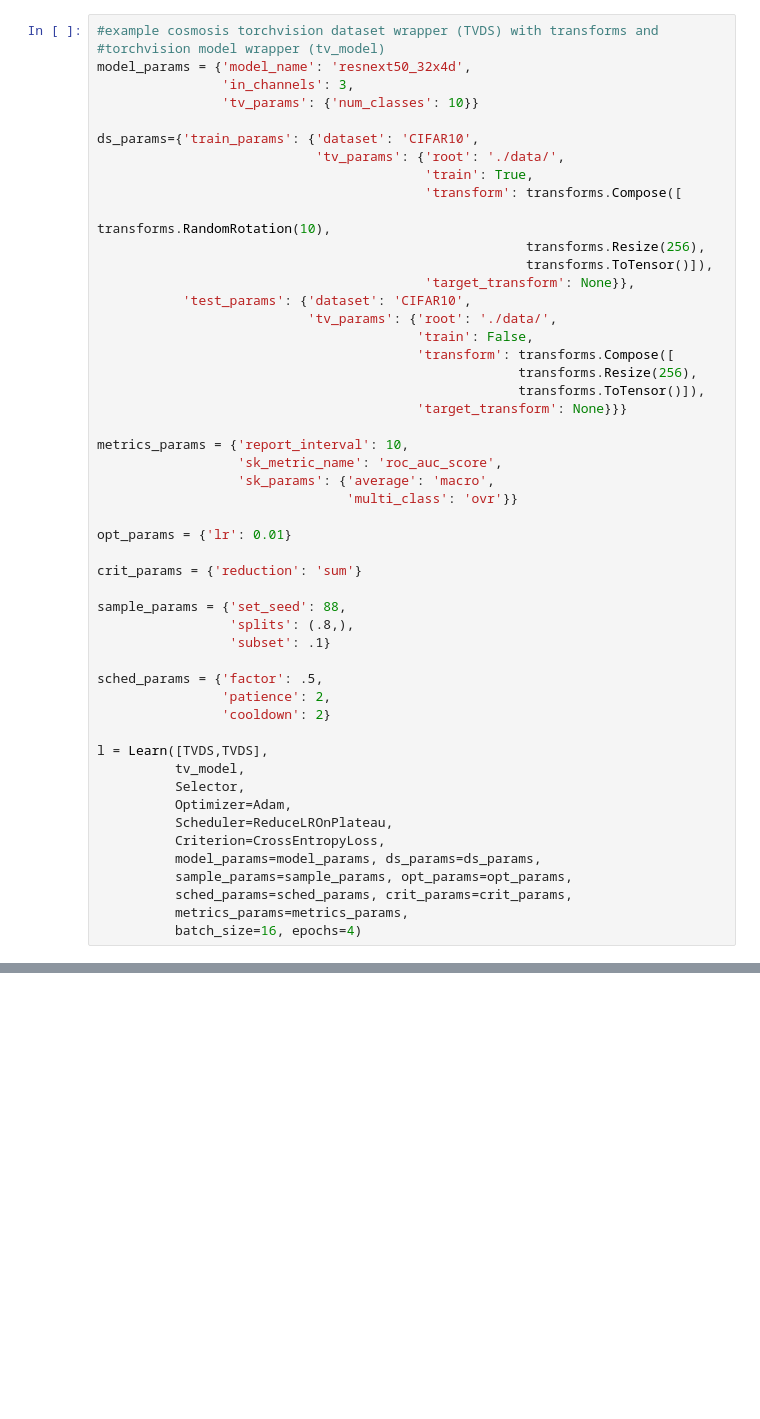
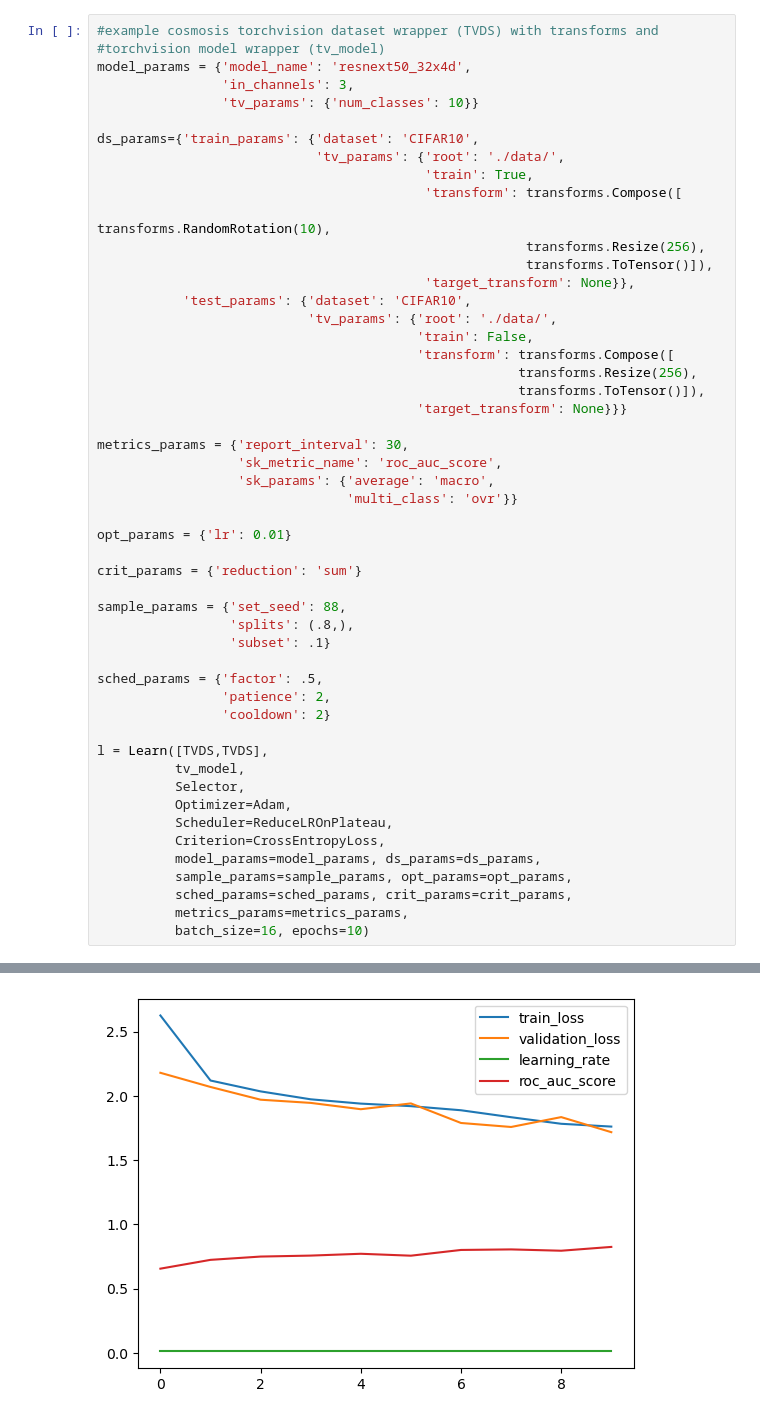
Before and after one commit to icanswim/cosmosis, a Jupyter notebook: experiment.ipynb, the cells around one changed output, grey strips where cells are left out. Cells and saved outputs as stored; diff of their text form; blank space fills up the shorter version.

```diff
--- a/experiment.ipynb
+++ b/experiment.ipynb
@@ -337,7 +438,7 @@ ds_params={'train_params': {'dataset': 'CIFAR10',
                                                       transforms.ToTensor()]),
                                          'target_transform': None}}}
 
-metrics_params = {'report_interval': 10,
+metrics_params = {'report_interval': 30,
                   'sk_metric_name': 'roc_auc_score',
                   'sk_params': {'average': 'macro',
                                 'multi_class': 'ovr'}}
@@ -364,4 +465,5 @@ l = Learn([TVDS,TVDS],
           sample_params=sample_params, opt_params=opt_params,
           sched_params=sched_params, crit_params=crit_params,
           metrics_params=metrics_params,
-          batch_size=16, epochs=4)
+          batch_size=16, epochs=10)
+# %% [output]
@@ -367,0 +487 @@ l = Learn([TVDS,TVDS],
+[figure, added]
```
Also changed, not shown: parts of 13 cells of this notebook, 1 other file.
